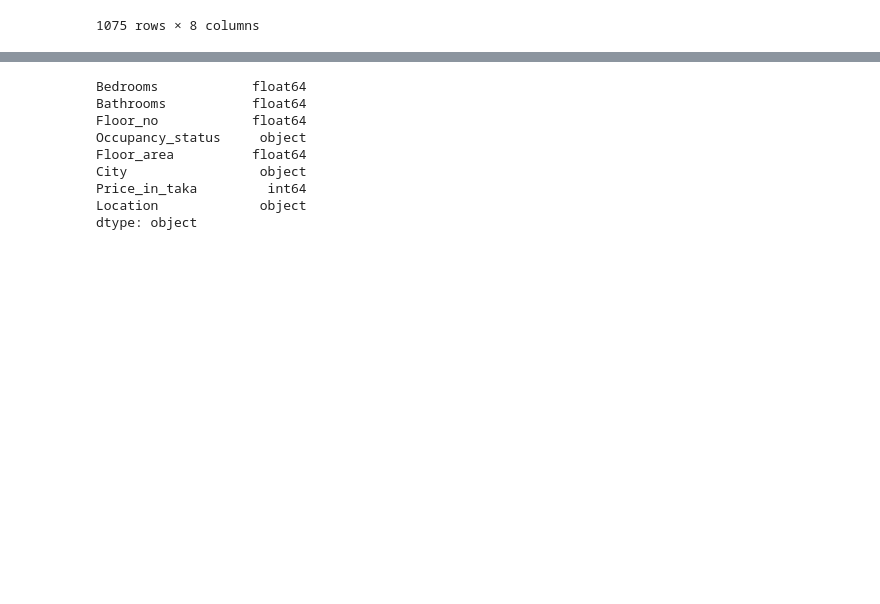
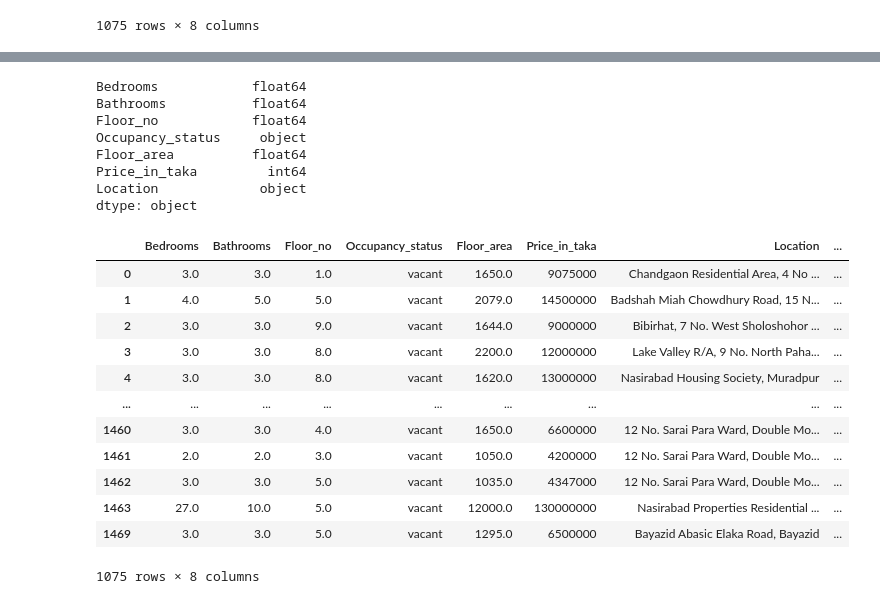
Before and after one commit to S4DIB/house-price-prediction-chattagram, a Jupyter notebook: prediction.ipynb, the cells around one changed output, grey strips where cells are left out. Saved outputs shown, nothing was run; the diff lists cells and outputs as text; code cells hidden in the pictures; blank space fills up the shorter version.

```diff
--- a/prediction.ipynb
+++ b/prediction.ipynb
@@ -298,3 +299,6 @@ df_chattogram
 | 1463 | 27.0 | 10.0 | 5.0 | vacant | 12000.0 | chattogram | 130000000 | Nasirabad Properties Residential ... |
 | 1469 | 3.0 | 3.0 | 5.0 | vacant | 1295.0 | chattogram | 6500000 | Bayazid Abasic Elaka Road, Bayazid |
 1075 rows × 8 columns
+# %%
+df_chattogram = df_chattogram.drop(columns=['City'])
+df_chattogram
@@ -306,7 +324,25 @@ Bathrooms           float64
 Floor_no            float64
 Occupancy_status     object
 Floor_area          float64
-City                 object
 Price_in_taka         int64
 Location             object
 dtype: object
+# %%
+le = LabelEncoder()
+# %%
+df_chattogram['Occupancy_status_encoded'] = le.fit_transform(df_chattogram['Occupancy_status'])
+df_chattogram
+# %% [output]
+|  | Bedrooms | Bathrooms | Floor_no | Occupancy_status | Floor_area | Price_in_taka | Location | ... |
+| 0 | 3.0 | 3.0 | 1.0 | vacant | 1650.0 | 9075000 | Chandgaon Residential Area, 4 No ... | ... |
+| 1 | 4.0 | 5.0 | 5.0 | vacant | 2079.0 | 14500000 | Badshah Miah Chowdhury Road, 15 N... | ... |
+| 2 | 3.0 | 3.0 | 9.0 | vacant | 1644.0 | 9000000 | Bibirhat, 7 No. West Sholoshohor ... | ... |
+| 3 | 3.0 | 3.0 | 8.0 | vacant | 2200.0 | 12000000 | Lake Valley R/A, 9 No. North Paha... | ... |
+| 4 | 3.0 | 3.0 | 8.0 | vacant | 1620.0 | 13000000 | Nasirabad Housing Society, Muradpur | ... |
+| ... | ... | ... | ... | ... | ... | ... | ... | ... |
+| 1460 | 3.0 | 3.0 | 4.0 | vacant | 1650.0 | 6600000 | 12 No. Sarai Para Ward, Double Mo... | ... |
+| 1461 | 2.0 | 2.0 | 3.0 | vacant | 1050.0 | 4200000 | 12 No. Sarai Para Ward, Double Mo... | ... |
+| 1462 | 3.0 | 3.0 | 5.0 | vacant | 1035.0 | 4347000 | 12 No. Sarai Para Ward, Double Mo... | ... |
+| 1463 | 27.0 | 10.0 | 5.0 | vacant | 12000.0 | 130000000 | Nasirabad Properties Residential ... | ... |
+| 1469 | 3.0 | 3.0 | 5.0 | vacant | 1295.0 | 6500000 | Bayazid Abasic Elaka Road, Bayazid | ... |
+1075 rows × 8 columns
```
Also changed, not shown: parts of 2 cells of this notebook.
